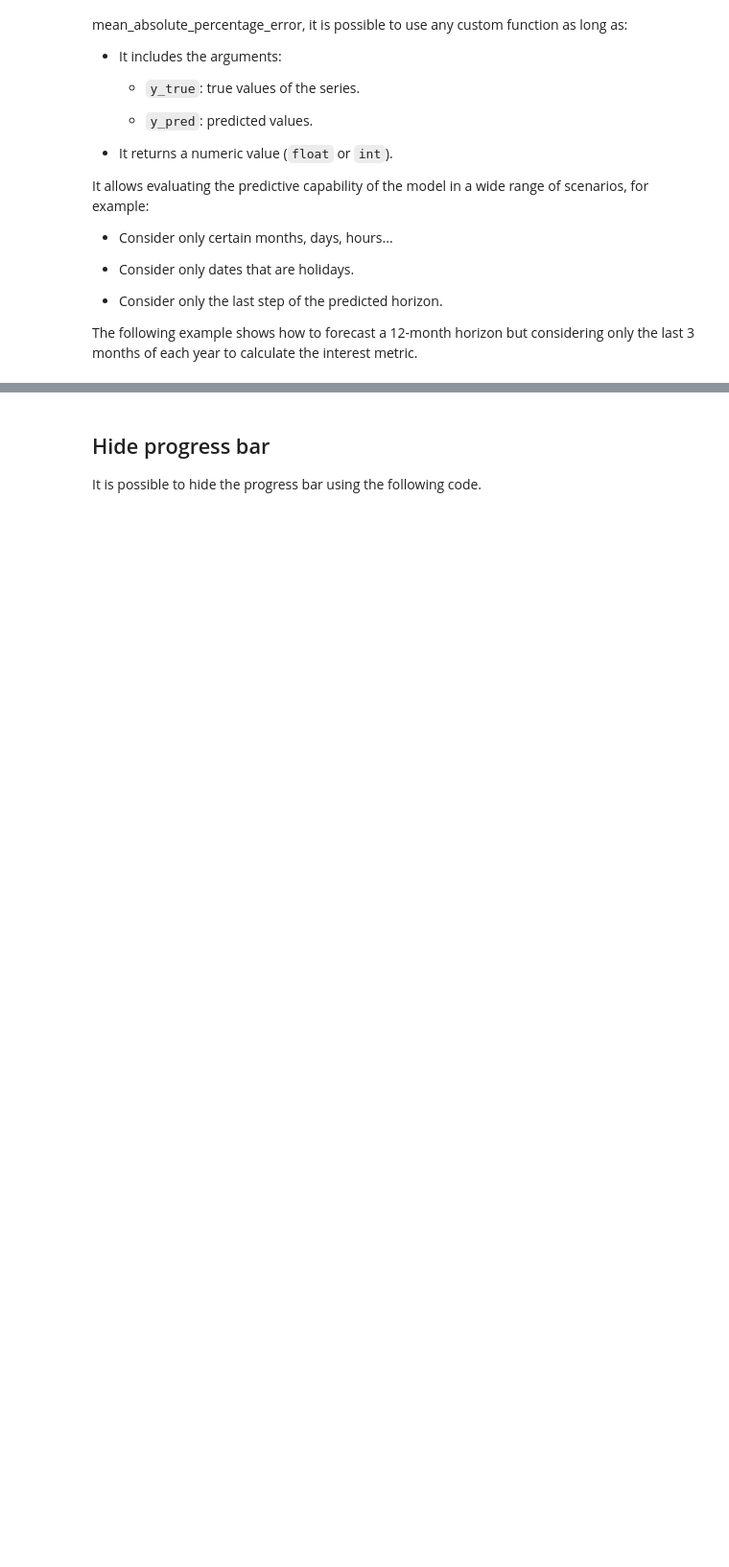
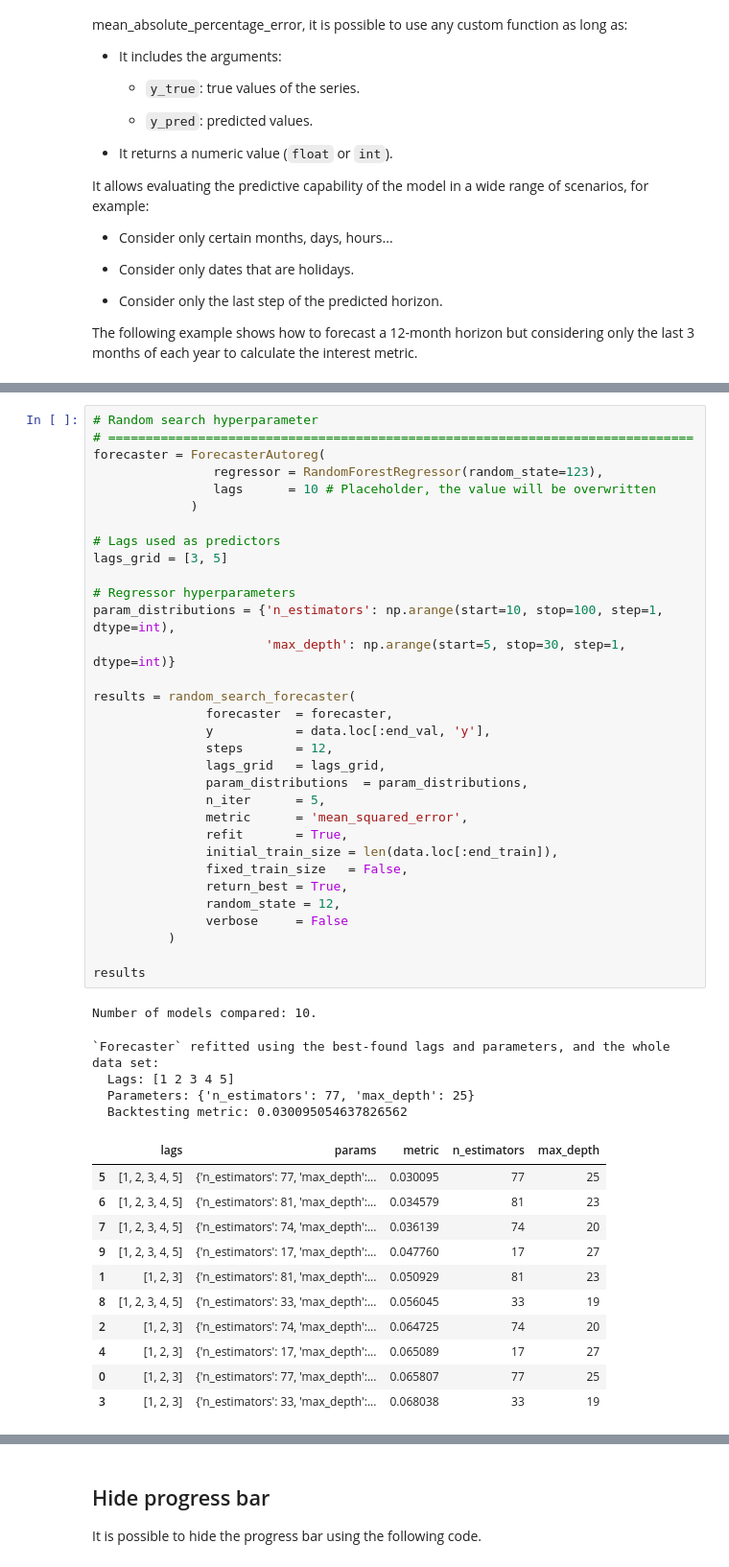
Before and after one commit to JoaquinAmatRodrigo/skforecast, a Jupyter notebook: docs/user_guides/grid-search-forecaster.ipynb, the cells around one changed output, grey strips where cells are left out. Shown: that part at 96% size. Cells and saved outputs as stored; diff of their text form; blank space fills up the shorter version.

Commit message:
added random search

```diff
--- a/docs/user_guides/grid-search-forecaster.ipynb
+++ b/docs/user_guides/grid-search-forecaster.ipynb
@@ -204,0 +215,49 @@ Number of models compared: 18
+# %%
+# Random search hyperparameter
+# ==============================================================================
+forecaster = ForecasterAutoreg(
+                regressor = RandomForestRegressor(random_state=123),
+                lags      = 10 # Placeholder, the value will be overwritten
+             )
+
+# Lags used as predictors
+lags_grid = [3, 5]
+
+# Regressor hyperparameters
+param_distributions = {'n_estimators': np.arange(start=10, stop=100, step=1, dtype=int),
+                       'max_depth': np.arange(start=5, stop=30, step=1, dtype=int)}
+
+results = random_search_forecaster(
+               forecaster  = forecaster,
+               y           = data.loc[:end_val, 'y'],
+               steps       = 12,
+               lags_grid   = lags_grid,
+               param_distributions  = param_distributions,
+               n_iter      = 5,
+               metric      = 'mean_squared_error',
+               refit       = True,
+               initial_train_size = len(data.loc[:end_train]),
+               fixed_train_size   = False,
+               return_best = True,
+               random_state = 12,
+               verbose     = False
+          )
+
+results
+# %% [output]
+Number of models compared: 10.
+`Forecaster` refitted using the best-found lags and parameters, and the whole data set:
+  Lags: [1 2 3 4 5]
+  Parameters: {'n_estimators': 77, 'max_depth': 25}
+  Backtesting metric: 0.030095054637826562
+|  | lags | params | metric | n_estimators | max_depth |
+| 5 | [1, 2, 3, 4, 5] | {'n_estimators': 77, 'max_depth':... | 0.030095 | 77 | 25 |
+| 6 | [1, 2, 3, 4, 5] | {'n_estimators': 81, 'max_depth':... | 0.034579 | 81 | 23 |
+| 7 | [1, 2, 3, 4, 5] | {'n_estimators': 74, 'max_depth':... | 0.036139 | 74 | 20 |
+| 9 | [1, 2, 3, 4, 5] | {'n_estimators': 17, 'max_depth':... | 0.047760 | 17 | 27 |
+| 1 | [1, 2, 3] | {'n_estimators': 81, 'max_depth':... | 0.050929 | 81 | 23 |
+| 8 | [1, 2, 3, 4, 5] | {'n_estimators': 33, 'max_depth':... | 0.056045 | 33 | 19 |
+| 2 | [1, 2, 3] | {'n_estimators': 74, 'max_depth':... | 0.064725 | 74 | 20 |
+| 4 | [1, 2, 3] | {'n_estimators': 17, 'max_depth':... | 0.065089 | 17 | 27 |
+| 0 | [1, 2, 3] | {'n_estimators': 77, 'max_depth':... | 0.065807 | 77 | 25 |
+| 3 | [1, 2, 3] | {'n_estimators': 33, 'max_depth':... | 0.068038 | 33 | 19 |
```
Also changed, not shown: parts of 9 cells of this notebook.
